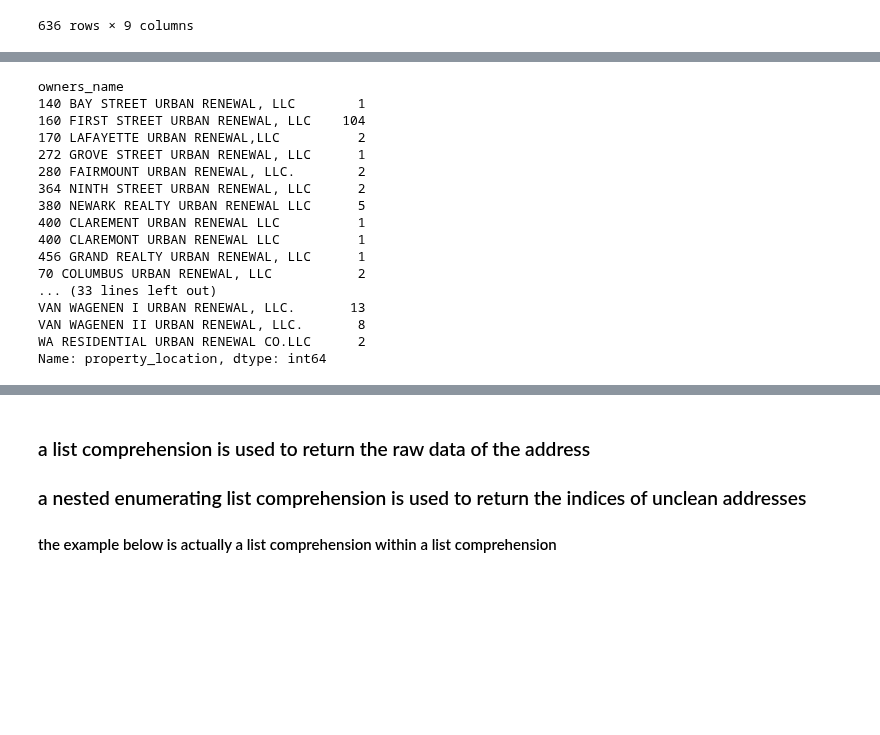
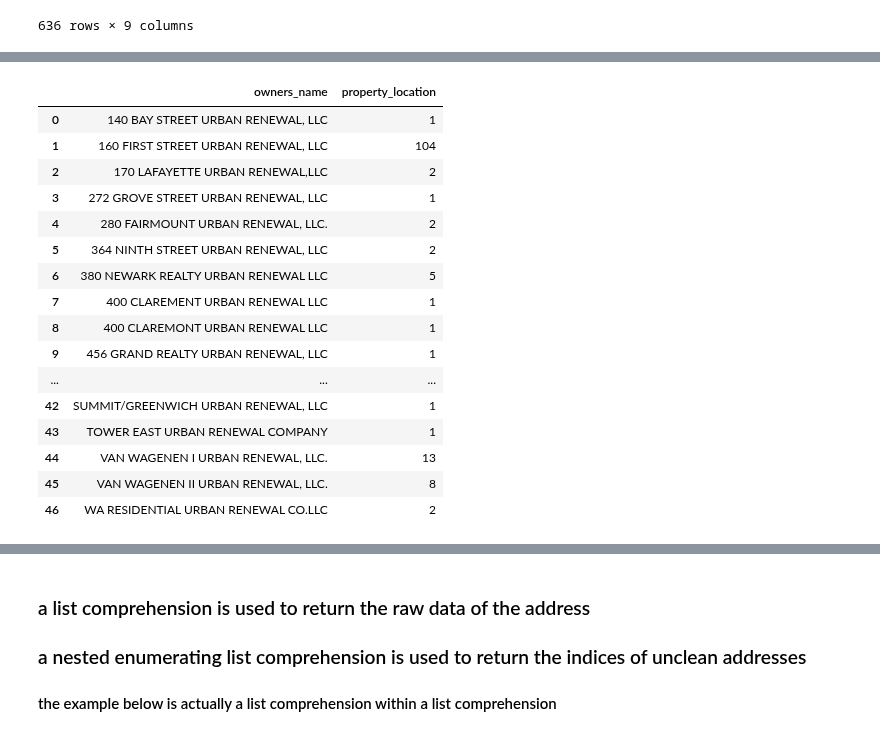
Before and after one commit to kylemichaelreaves/landlord_data, a Jupyter notebook: landlord_data.ipynb, the cells around one changed output, grey strips where cells are left out. Cells and saved outputs as stored; diff of their text form; code cells hidden in the pictures; blank space fills up the shorter version.

```diff
--- a/landlord_data.ipynb
+++ b/landlord_data.ipynb
@@ -657,21 +593,21 @@ test_data
 # %%
-test_data.groupby(test_data.owners_name)['property_location'].count()
+test_data.groupby(test_data.owners_name, as_index=False)['property_location'].count()
 # %% [output]
-owners_name
-140 BAY STREET URBAN RENEWAL, LLC        1
-160 FIRST STREET URBAN RENEWAL, LLC    104
-170 LAFAYETTE URBAN RENEWAL,LLC          2
-272 GROVE STREET URBAN RENEWAL, LLC      1
-280 FAIRMOUNT URBAN RENEWAL, LLC.        2
-364 NINTH STREET URBAN RENEWAL, LLC      2
-380 NEWARK REALTY URBAN RENEWAL LLC      5
-400 CLAREMENT URBAN RENEWAL LLC          1
-400 CLAREMONT URBAN RENEWAL LLC          1
-456 GRAND REALTY URBAN RENEWAL, LLC      1
-70 COLUMBUS URBAN RENEWAL, LLC           2
-... (33 lines left out)
-VAN WAGENEN I URBAN RENEWAL, LLC.       13
-VAN WAGENEN II URBAN RENEWAL, LLC.       8
-WA RESIDENTIAL URBAN RENEWAL CO.LLC      2
-Name: property_location, dtype: int64
+|  | owners_name | property_location |
+| 0 | 140 BAY STREET URBAN RENEWAL, LLC | 1 |
+| 1 | 160 FIRST STREET URBAN RENEWAL, LLC | 104 |
+| 2 | 170 LAFAYETTE URBAN RENEWAL,LLC | 2 |
+| 3 | 272 GROVE STREET URBAN RENEWAL, LLC | 1 |
+| 4 | 280 FAIRMOUNT URBAN RENEWAL, LLC. | 2 |
+| 5 | 364 NINTH STREET URBAN RENEWAL, LLC | 2 |
+| 6 | 380 NEWARK REALTY URBAN RENEWAL LLC | 5 |
+| 7 | 400 CLAREMENT URBAN RENEWAL LLC | 1 |
+| 8 | 400 CLAREMONT URBAN RENEWAL LLC | 1 |
+| 9 | 456 GRAND REALTY URBAN RENEWAL, LLC | 1 |
+| ... | ... | ... |
+| 42 | SUMMIT/GREENWICH URBAN RENEWAL, LLC | 1 |
+| 43 | TOWER EAST URBAN RENEWAL COMPANY | 1 |
+| 44 | VAN WAGENEN I URBAN RENEWAL, LLC. | 13 |
+| 45 | VAN WAGENEN II URBAN RENEWAL, LLC. | 8 |
+| 46 | WA RESIDENTIAL URBAN RENEWAL CO.LLC | 2 |
 # %%
```
Also changed, not shown: parts of 22 cells of this notebook.
